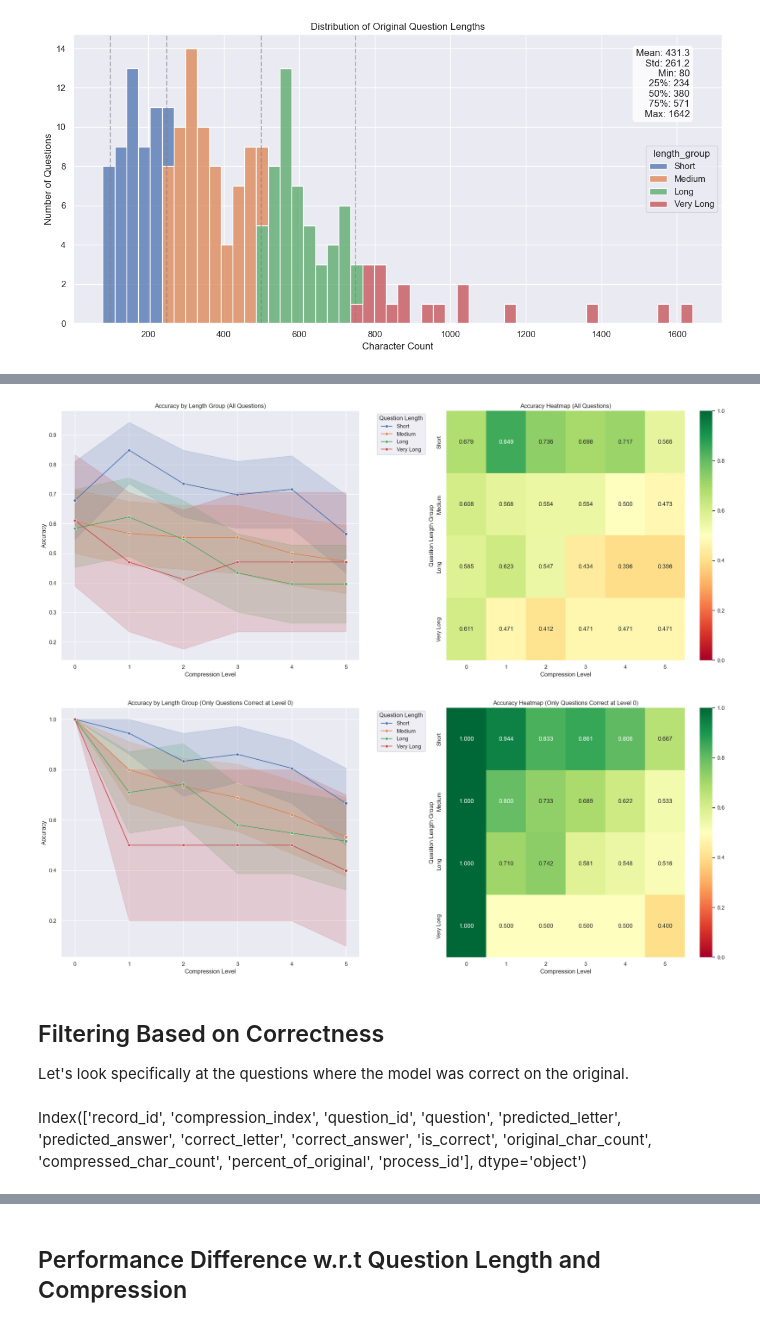
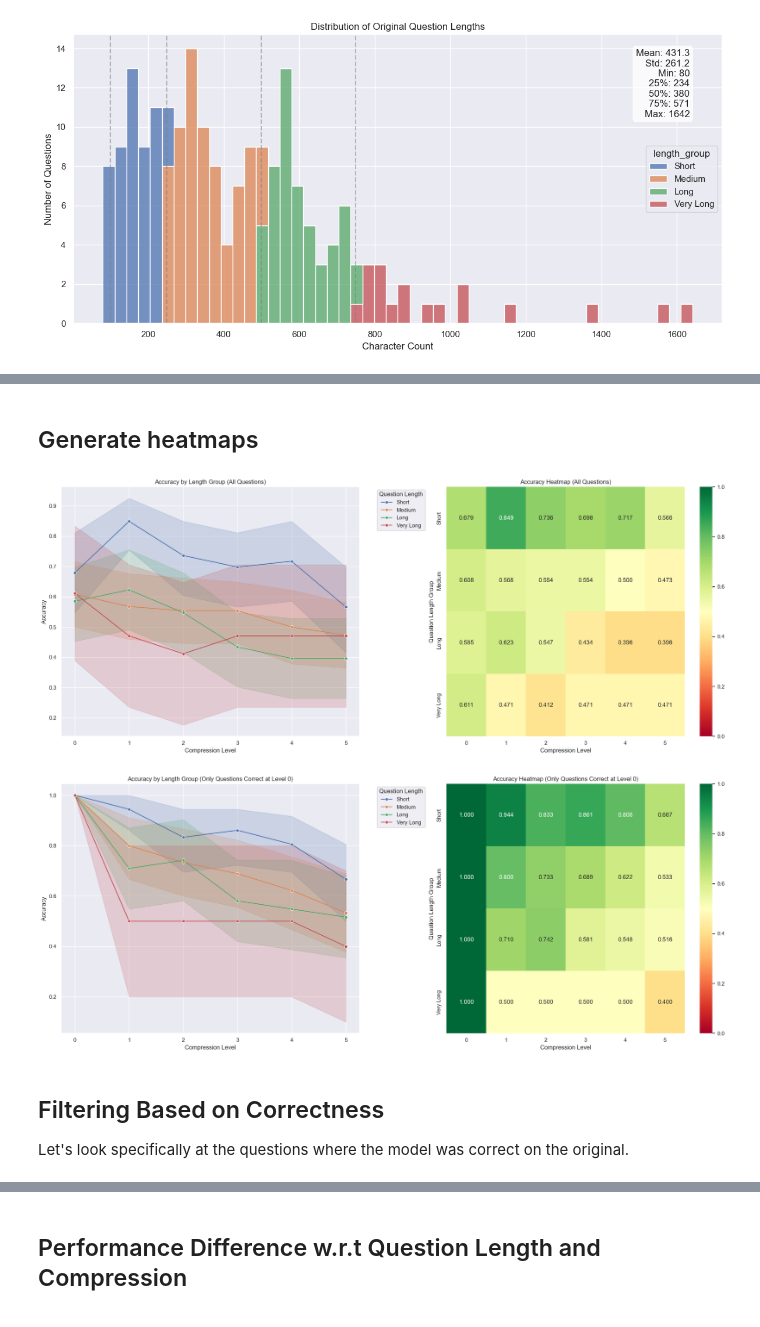
Before and after one commit to Bryan6734/SPAR-final, a Jupyter notebook: scripts/progress_tracker.ipynb, the cells around one changed output, grey strips where cells are left out. Saved outputs shown, nothing was run; the diff lists cells and outputs as text; code cells hidden in the pictures.

```diff
--- a/scripts/progress_tracker.ipynb
+++ b/scripts/progress_tracker.ipynb
@@ -570,3 +374,5 @@ len("While designing an electron microscope at 1000 kV, Mike created ultra-high
+# %% [markdown]
+## Generate heatmaps
 # %%
 # Original Analysis
 df_analysis = combined_df.copy()  # Create a copy for analysis
@@ -610,14 +416,13 @@ sns.heatmap(
 ax2.set_title('Accuracy Heatmap (All Questions)')
 ax2.set_xlabel('Compression Level')
 ax2.set_ylabel('Question Length Group')
-
 plt.tight_layout()
 plt.show()
 
 # Filtered Analysis (only questions correct at compression_index 0)
 correct_at_zero = df_analysis[
     (df_analysis['compression_index'] == 0) &
-    (df_analysis['is_correct'] == 1)
+    (df_analysis['is_correct'] == True)
 ]['record_id'].unique()
 
 filtered_df = df_analysis[df_analysis['record_id'].isin(correct_at_zero)].copy()
@@ -638,34 +443,34 @@ sns.lineplot(
 ax1.set_title('Accuracy by Length Group (Only Questions Correct at Level 0)')
 ax1.set_xlabel('Compression Level')
 ax1.set_ylabel('Accuracy')
 ax1.legend(title='Question Length', bbox_to_anchor=(1.05, 1), loc='upper left')
 
 # Plot 2: Heatmap for filtered data
 heatmap_data_filtered = filtered_df.pivot_table(
     values='is_correct',
     index='length_group',
     columns='compression_index',
     aggfunc='mean'
 )
 
 sns.heatmap(
     heatmap_data_filtered,
     annot=True,
     fmt='.3f',
     cmap='RdYlGn',
     center=0.5,
     vmin=0,
     vmax=1,
     ax=ax2
 )
 ax2.set_title('Accuracy Heatmap (Only Questions Correct at Level 0)')
 ax2.set_xlabel('Compression Level')
 ax2.set_ylabel('Question Length Group')
 
 plt.tight_layout()
 plt.show()
 # %% [output]
-[figure, old version]
+[figure, new version]
 [figure]
 # %% [markdown]
 ## Filtering Based on Correctness
@@ -840,6 +478,0 @@ for idx in range(1, 6):
-# %% [markdown]
-Index(['record_id', 'compression_index', 'question_id', 'question',
-       'predicted_letter', 'predicted_answer', 'correct_letter',
-       'correct_answer', 'is_correct', 'original_char_count',
-       'compressed_char_count', 'percent_of_original', 'process_id'],
-      dtype='object')
```
Also changed, not shown: parts of 29 cells of this notebook.
